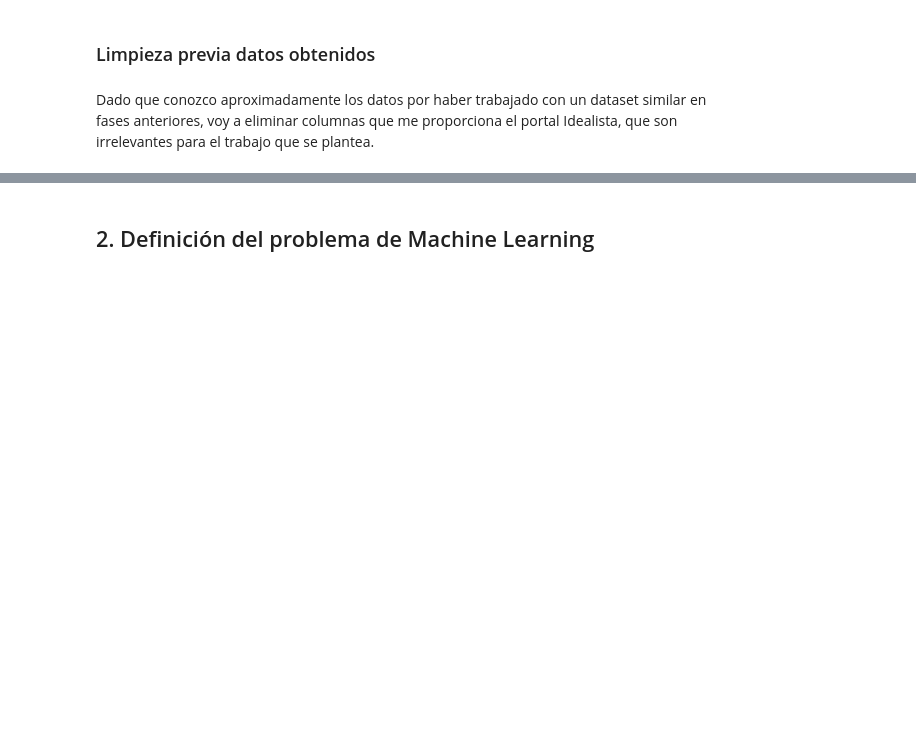
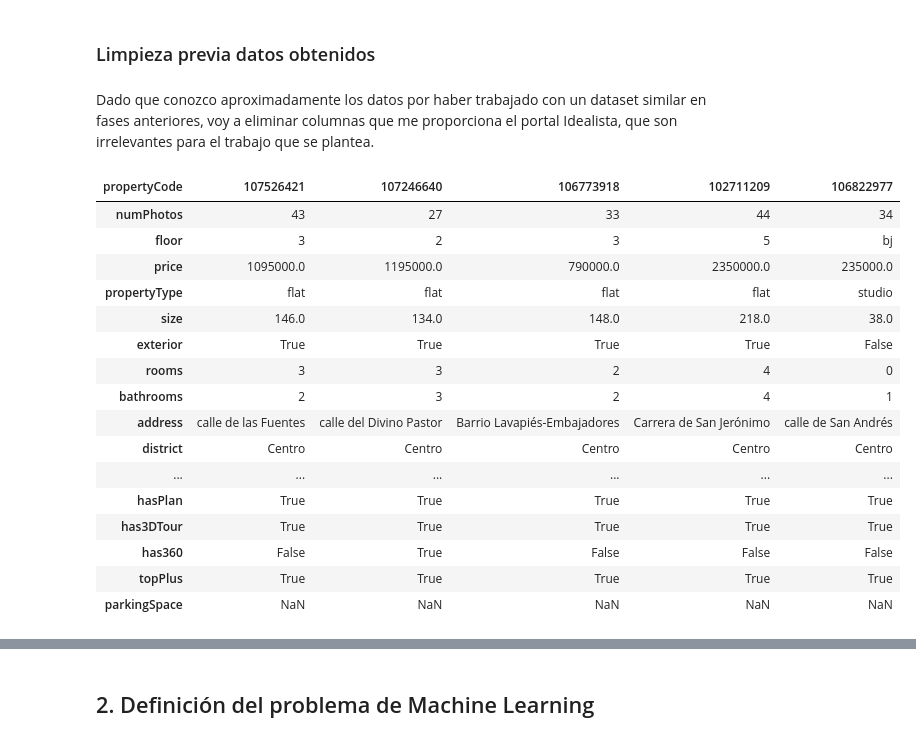
Before and after one commit to angelgvill/DS_ML_Machine_Learning_viviendaMadrid, a Jupyter notebook: notebooks/01_Datos_primera_exploracion.ipynb, the cells around one changed output, grey strips where cells are left out. Cells and saved outputs as stored; diff of their text form; code cells hidden in the pictures; blank space fills up the shorter version.

```diff
--- a/notebooks/01_Datos_primera_exploracion.ipynb
+++ b/notebooks/01_Datos_primera_exploracion.ipynb
@@ -187,5 +194,5 @@ Dado que conozco aproximadamente los datos por haber trabajado con un dataset si
 # %%
 col_eliminar = ['thumbnail','externalReference', 'priceInfo', 'operation', 'province', 'municipality',
        'country', 'showAddress', 'url', 'newDevelopment', 'change', 'highlight', 'savedAd',
-       'notes','topNewDevelopment', 'newDevelopmentFinished' ]
-df2=df.drop(col_eliminar, axis=1, inplace=True, )
+       'notes','hasStaging', 'topNewDevelopment', 'newDevelopmentFinished' ]
+df2 = df.drop(col_eliminar, axis=1 )
@@ -196,2 +199,23 @@ df2.head(1)
+# %%
+pd.set_option('display.max_colwidth', None)  # Evita que Pandas corte el texto
+df2.head(5).T
+# %% [output]
+| propertyCode | 107526421 | 107246640 | 106773918 | 102711209 | 106822977 |
+| numPhotos | 43 | 27 | 33 | 44 | 34 |
+| floor | 3 | 2 | 3 | 5 | bj |
+| price | 1095000.0 | 1195000.0 | 790000.0 | 2350000.0 | 235000.0 |
+| propertyType | flat | flat | flat | flat | studio |
+| size | 146.0 | 134.0 | 148.0 | 218.0 | 38.0 |
+| exterior | True | True | True | True | False |
+| rooms | 3 | 3 | 2 | 4 | 0 |
+| bathrooms | 2 | 3 | 2 | 4 | 1 |
+| address | calle de las Fuentes | calle del Divino Pastor | Barrio Lavapiés-Embajadores | Carrera de San Jerónimo | calle de San Andrés |
+| district | Centro | Centro | Centro | Centro | Centro |
+| ... | ... | ... | ... | ... | ... |
+| hasPlan | True | True | True | True | True |
+| has3DTour | True | True | True | True | True |
+| has360 | False | True | False | False | False |
+| topPlus | True | True | True | True | True |
+| parkingSpace | NaN | NaN | NaN | NaN | NaN |
 # %%
 ini_inspec(df2)
```
Also changed, not shown: parts of 17 cells of this notebook, 2 other files.
